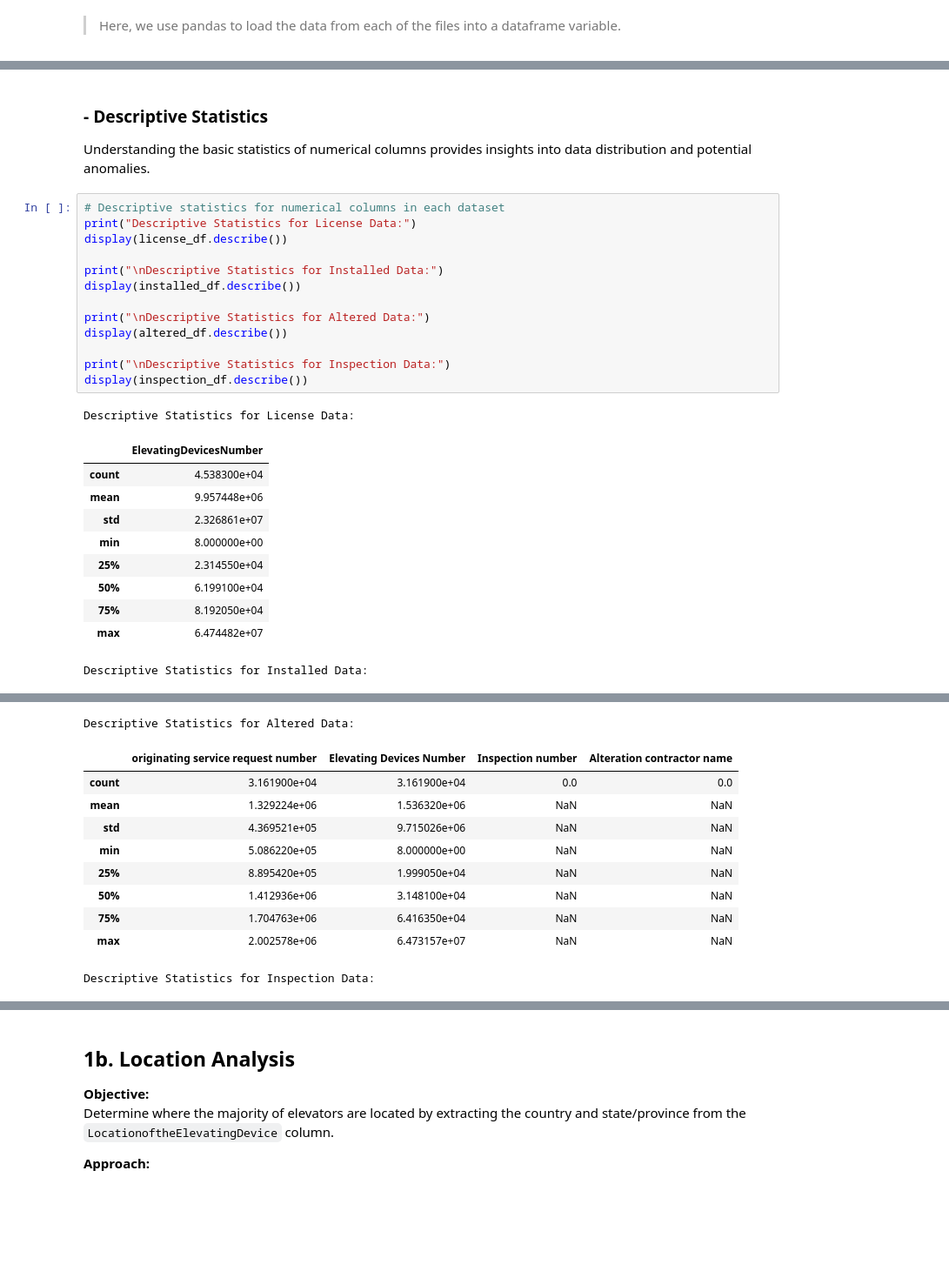
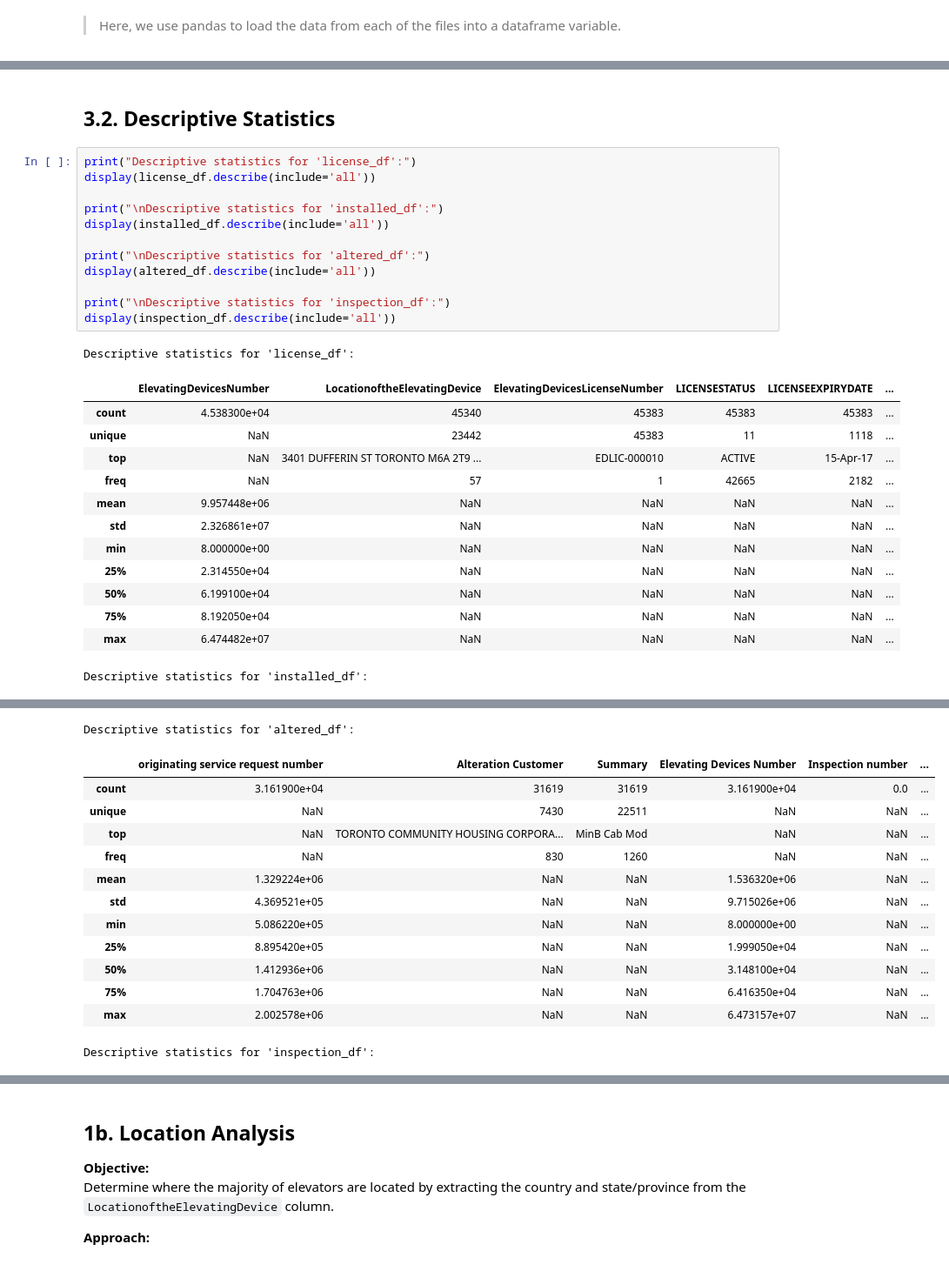
Before and after one commit to Gamikaru/AIC-103_Data_Science_Project, a Jupyter notebook: notebooks/licence-ETL.ipynb, the cells around one changed output, grey strips where cells are left out. Shown at 87% size. Saved outputs shown, nothing was run; the diff lists cells and outputs as text; blank space fills up the shorter version.

Commit message:
Tidy: Cleaned up License-etl nb

```diff
--- a/notebooks/licence-ETL.ipynb
+++ b/notebooks/licence-ETL.ipynb
@@ -195,30 +182,31 @@ Latest_INSPECTION_Date               0
 InspectionOutcome                    0
 dtype: int64
 # %% [markdown]
-### <a id="descriptive-statistics"></a> - Descriptive Statistics
-Understanding the basic statistics of numerical columns provides insights into data distribution and potential anomalies.
+## 3.2. Descriptive Statistics
 # %%
-# Descriptive statistics for numerical columns in each dataset
-print("Descriptive Statistics for License Data:")
-display(license_df.describe())
+print("Descriptive statistics for 'license_df':")
+display(license_df.describe(include='all'))
 
-print("\nDescriptive Statistics for Installed Data:")
-display(installed_df.describe())
+print("\nDescriptive statistics for 'installed_df':")
+display(installed_df.describe(include='all'))
 
-print("\nDescriptive Statistics for Altered Data:")
-display(altered_df.describe())
+print("\nDescriptive statistics for 'altered_df':")
+display(altered_df.describe(include='all'))
 
-print("\nDescriptive Statistics for Inspection Data:")
-display(inspection_df.describe())
+print("\nDescriptive statistics for 'inspection_df':")
+display(inspection_df.describe(include='all'))
 # %% [output]
-Descriptive Statistics for License Data:
+Descriptive statistics for 'license_df':
-|  | ElevatingDevicesNumber |
-| count | 4.538300e+04 |
-| mean | 9.957448e+06 |
-| std | 2.326861e+07 |
-| min | 8.000000e+00 |
-| 25% | 2.314550e+04 |
-| 50% | 6.199100e+04 |
-| 75% | 8.192050e+04 |
-| max | 6.474482e+07 |
+|  | ElevatingDevicesNumber | LocationoftheElevatingDevice | ElevatingDevicesLicenseNumber | LICENSESTATUS | LICENSEEXPIRYDATE | ... |
+| count | 4.538300e+04 | 45340 | 45383 | 45383 | 45383 | ... |
+| unique | NaN | 23442 | 45383 | 11 | 1118 | ... |
+| top | NaN | 3401 DUFFERIN ST TORONTO M6A 2T9 ... | EDLIC-000010 | ACTIVE | 15-Apr-17 | ... |
+| freq | NaN | 57 | 1 | 42665 | 2182 | ... |
+| mean | 9.957448e+06 | NaN | NaN | NaN | NaN | ... |
+| std | 2.326861e+07 | NaN | NaN | NaN | NaN | ... |
+| min | 8.000000e+00 | NaN | NaN | NaN | NaN | ... |
+| 25% | 2.314550e+04 | NaN | NaN | NaN | NaN | ... |
+| 50% | 6.199100e+04 | NaN | NaN | NaN | NaN | ... |
+| 75% | 8.192050e+04 | NaN | NaN | NaN | NaN | ... |
+| max | 6.474482e+07 | NaN | NaN | NaN | NaN | ... |
-Descriptive Statistics for Installed Data:
+Descriptive statistics for 'installed_df':
@@ -234,11 +225,14 @@ Descriptive Statistics for Installed Data:
-Descriptive Statistics for Altered Data:
+Descriptive statistics for 'altered_df':
-|  | originating service request number | Elevating Devices Number | Inspection number | Alteration contractor name |
-| count | 3.161900e+04 | 3.161900e+04 | 0.0 | 0.0 |
-| mean | 1.329224e+06 | 1.536320e+06 | NaN | NaN |
-| std | 4.369521e+05 | 9.715026e+06 | NaN | NaN |
-| min | 5.086220e+05 | 8.000000e+00 | NaN | NaN |
-| 25% | 8.895420e+05 | 1.999050e+04 | NaN | NaN |
-| 50% | 1.412936e+06 | 3.148100e+04 | NaN | NaN |
-| 75% | 1.704763e+06 | 6.416350e+04 | NaN | NaN |
-| max | 2.002578e+06 | 6.473157e+07 | NaN | NaN |
+|  | originating service request number | Alteration Customer | Summary | Elevating Devices Number | Inspection number | ... |
+| count | 3.161900e+04 | 31619 | 31619 | 3.161900e+04 | 0.0 | ... |
+| unique | NaN | 7430 | 22511 | NaN | NaN | ... |
+| top | NaN | TORONTO COMMUNITY HOUSING CORPORA... | MinB Cab Mod | NaN | NaN | ... |
+| freq | NaN | 830 | 1260 | NaN | NaN | ... |
+| mean | 1.329224e+06 | NaN | NaN | 1.536320e+06 | NaN | ... |
+| std | 4.369521e+05 | NaN | NaN | 9.715026e+06 | NaN | ... |
+| min | 5.086220e+05 | NaN | NaN | 8.000000e+00 | NaN | ... |
+| 25% | 8.895420e+05 | NaN | NaN | 1.999050e+04 | NaN | ... |
+| 50% | 1.412936e+06 | NaN | NaN | 3.148100e+04 | NaN | ... |
+| 75% | 1.704763e+06 | NaN | NaN | 6.416350e+04 | NaN | ... |
+| max | 2.002578e+06 | NaN | NaN | 6.473157e+07 | NaN | ... |
-Descriptive Statistics for Inspection Data:
+Descriptive statistics for 'inspection_df':
```
Also changed, not shown: parts of 53 cells of this notebook, 1 other file.
